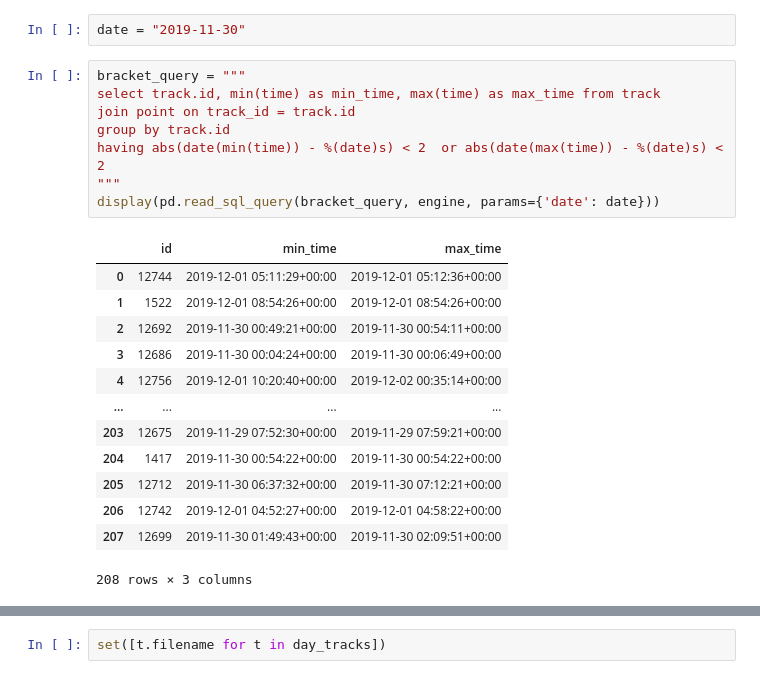
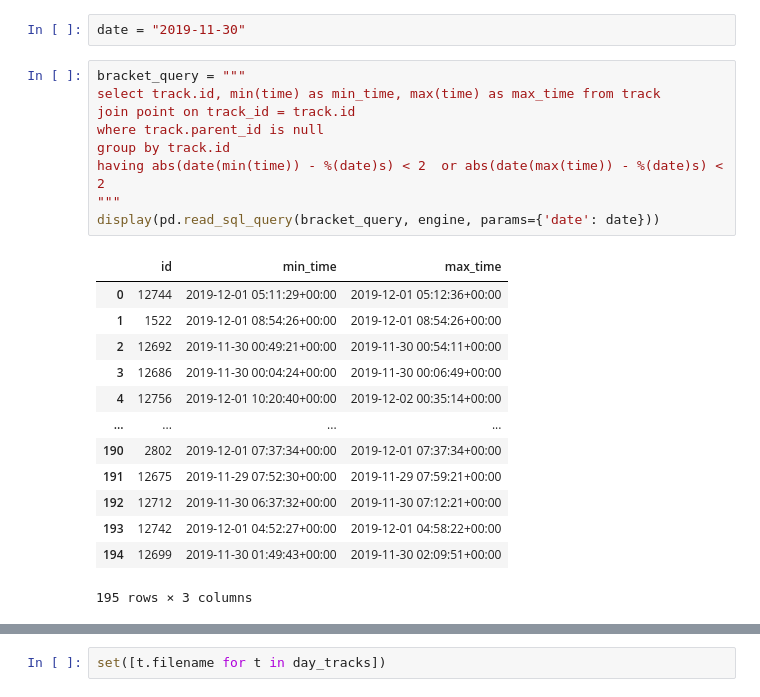
Before and after one commit to WanderingStar/gpx-cleanup, a Jupyter notebook: notebook/oneday.ipynb, the cells around one changed output, grey strips where cells are left out. Drawn from its saved outputs; the diff is of its cells as text.

```diff
--- a/notebook/oneday.ipynb
+++ b/notebook/oneday.ipynb
@@ -44,25 +44,26 @@ date = "2019-11-30"
 # %%
 bracket_query = """
 select track.id, min(time) as min_time, max(time) as max_time from track
 join point on track_id = track.id
+where track.parent_id is null
 group by track.id
 having abs(date(min(time)) - %(date)s) < 2  or abs(date(max(time)) - %(date)s) < 2
 """
 display(pd.read_sql_query(bracket_query, engine, params={'date': date}))
 # %% [output]
 |  | id | min_time | max_time |
 | 0 | 12744 | 2019-12-01 05:11:29+00:00 | 2019-12-01 05:12:36+00:00 |
 | 1 | 1522 | 2019-12-01 08:54:26+00:00 | 2019-12-01 08:54:26+00:00 |
 | 2 | 12692 | 2019-11-30 00:49:21+00:00 | 2019-11-30 00:54:11+00:00 |
 | 3 | 12686 | 2019-11-30 00:04:24+00:00 | 2019-11-30 00:06:49+00:00 |
 | 4 | 12756 | 2019-12-01 10:20:40+00:00 | 2019-12-02 00:35:14+00:00 |
 | ... | ... | ... | ... |
-| 203 | 12675 | 2019-11-29 07:52:30+00:00 | 2019-11-29 07:59:21+00:00 |
-| 204 | 1417 | 2019-11-30 00:54:22+00:00 | 2019-11-30 00:54:22+00:00 |
-| 205 | 12712 | 2019-11-30 06:37:32+00:00 | 2019-11-30 07:12:21+00:00 |
-| 206 | 12742 | 2019-12-01 04:52:27+00:00 | 2019-12-01 04:58:22+00:00 |
-| 207 | 12699 | 2019-11-30 01:49:43+00:00 | 2019-11-30 02:09:51+00:00 |
+| 190 | 2802 | 2019-12-01 07:37:34+00:00 | 2019-12-01 07:37:34+00:00 |
+| 191 | 12675 | 2019-11-29 07:52:30+00:00 | 2019-11-29 07:59:21+00:00 |
+| 192 | 12712 | 2019-11-30 06:37:32+00:00 | 2019-11-30 07:12:21+00:00 |
+| 193 | 12742 | 2019-12-01 04:52:27+00:00 | 2019-12-01 04:58:22+00:00 |
+| 194 | 12699 | 2019-11-30 01:49:43+00:00 | 2019-11-30 02:09:51+00:00 |
-208 rows × 3 columns
+195 rows × 3 columns
 # %%
 bracket_tracks = [session.query(GPSTrack).get(int(t))
                   for t in pd.read_sql_query(bracket_query, engine, params={'date': date})[['id']].values]
```
Also changed, not shown: parts of 55 cells of this notebook, 4 other files.
